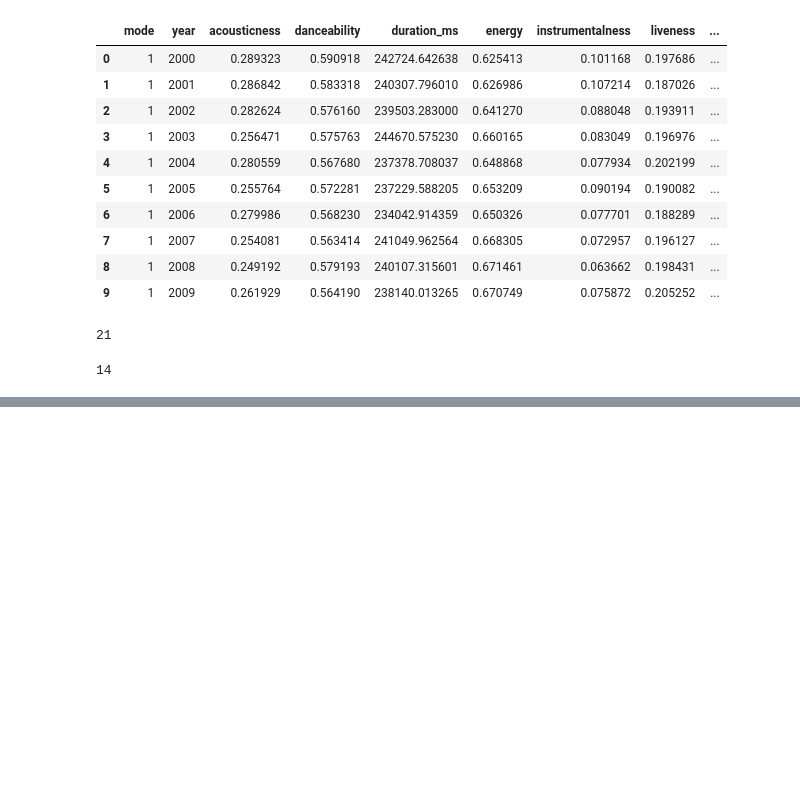
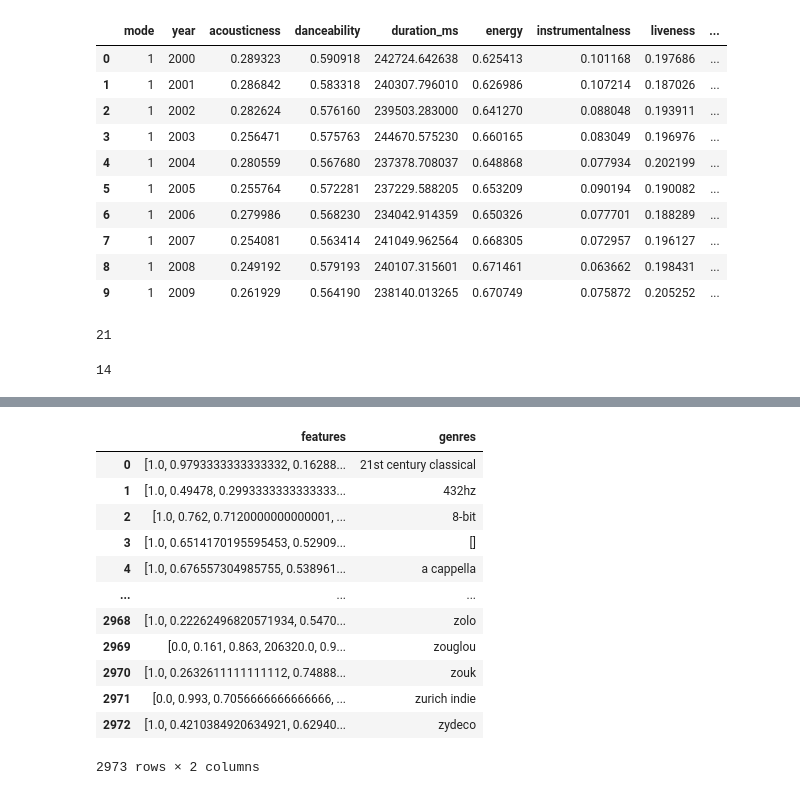
Before and after one commit to MpRonald/Spark, a Jupyter notebook: PySpark_Recomendation.ipynb, the cells around one changed output, grey strips where cells are left out. Drawn from its saved outputs; the diff is of its cells as text; code cells hidden in the pictures; blank space fills up the shorter version.

```diff
--- a/PySpark_Recomendation.ipynb
+++ b/PySpark_Recomendation.ipynb
@@ -162,0 +242,16 @@ fig.add_trace(go.Scatter(x=temp['year'], y=temp['speechiness'], name='Speechines
+# %%
+data_genre_vector.toPandas()
+# %% [output]
+|  | features | genres |
+| 0 | [1.0, 0.9793333333333332, 0.16288... | 21st century classical |
+| 1 | [1.0, 0.49478, 0.2993333333333333... | 432hz |
+| 2 | [1.0, 0.762, 0.7120000000000001, ... | 8-bit |
+| 3 | [1.0, 0.6514170195595453, 0.52909... | [] |
+| 4 | [1.0, 0.676557304985755, 0.538961... | a cappella |
+| ... | ... | ... |
+| 2968 | [1.0, 0.22262496820571934, 0.5470... | zolo |
+| 2969 | [0.0, 0.161, 0.863, 206320.0, 0.9... | zouglou |
+| 2970 | [1.0, 0.2632611111111112, 0.74888... | zouk |
+| 2971 | [0.0, 0.993, 0.7056666666666666, ... | zurich indie |
+| 2972 | [1.0, 0.4210384920634921, 0.62940... | zydeco |
+2973 rows × 2 columns
```
Also changed, not shown: parts of 19 cells of this notebook.
